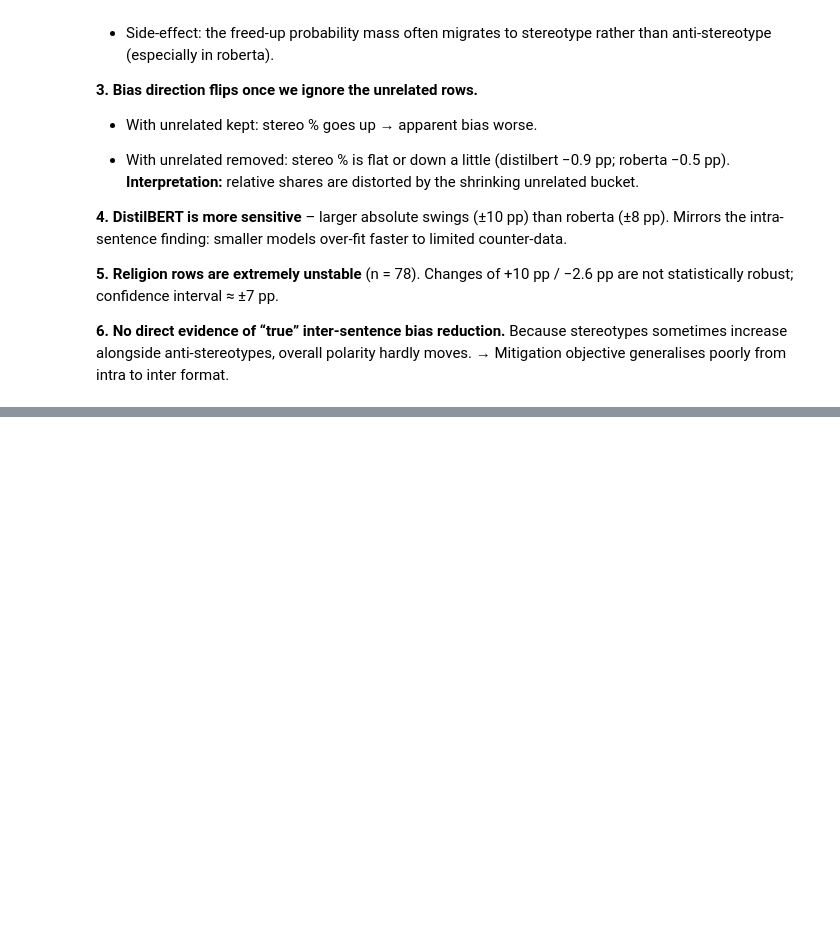
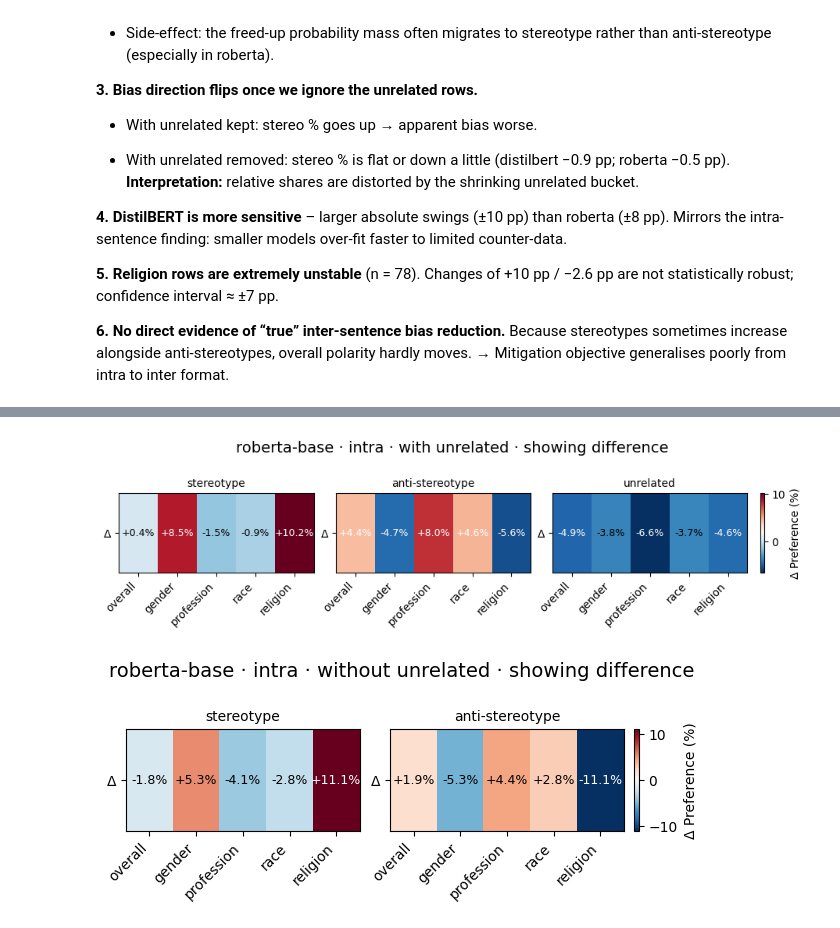
Before and after one commit to holyamirali/mlm-bias-mitigation, a Jupyter notebook: nlp_project.ipynb, the cells around one changed output, grey strips where cells are left out. Cells and saved outputs as stored; diff of their text form; code cells hidden in the pictures; blank space fills up the shorter version.

```diff
--- a/nlp_project.ipynb
+++ b/nlp_project.ipynb
@@ -981,7 +988,7 @@ for model_name in MODEL_NAMES:
         evaluate_fn=evaluate_intrasentence_bias,
         sample_size = -1,
         seeds=(13, 42, 77),
-        include_related = False,
+        include_unrelated = False,
         # log_to_file = True,
         )
 
@@ -993,7 +1000,7 @@ for model_name in MODEL_NAMES:
         evaluate_fn=evaluate_intersentence_bias,
         sample_size = -1,
         seeds=(13, 42, 77),
-        include_related = False,
+        include_unrelated = False,
         # log_to_file = True,
         )
 # %% [output]
@@ -1257,6 +1264,7 @@ plot_slopes(
 def plot_heatmaps(
     csv_path: str,
     model_name: str,
+    ft_type: str,
     split_kind: str = "intra",
     include_unrelated: bool = False,
     include_stereo:    bool = True,
@@ -1282,10 +1290,16 @@ def plot_heatmaps(
     # 2) carve out pre / post
     if split_kind == "intra":
         pre_mask  = df.technique.str.contains("baseline_on_test")
-        post_mask = df.technique.str.startswith("ft_") & df.technique.str.contains("_on_test")
+        if ft_type == "lora":
+            post_mask = df.technique.str.startswith("lora")
+        else:
+            post_mask = df.technique.str.startswith("ft_") & df.technique.str.contains("_on_test")
     else:
         pre_mask  = df.technique.str.startswith("baseline")
-        post_mask = df.technique.str.startswith("ft_")
+        if ft_type == "lora":
+            post_mask = df.technique.str.startswith("lora")
+        else:
+            post_mask = df.technique.str.startswith("ft_")
 
     pre_df  = df[pre_mask].copy()
     post_df = df[post_mask].copy()
@@ -1598,0 +1648,13 @@ lora_ft_model, lora_ft_tokenizer = multi_seed_ft(
+# %%
+# With unrelated sentences, to check the effect on performance
+plot_heatmaps(RESULTS_CSV, "roberta-base", split_kind="intra", ft_type="vfdf",
+              include_stereo=True, include_anti=True,
+              include_unrelated=True, overall_only=False, show_diff=True)
+
+# Without unrelated sentences, to check bias mitigation
+plot_heatmaps(RESULTS_CSV, "roberta-base", split_kind="intra", ft_type="lora",
+              include_stereo=True, include_anti=True,
+              include_unrelated=False, overall_only=False, show_diff=True,)
+# %% [output]
+[figure, added]
+[figure, added]
```
Also changed, not shown: parts of 8 cells of this notebook.
